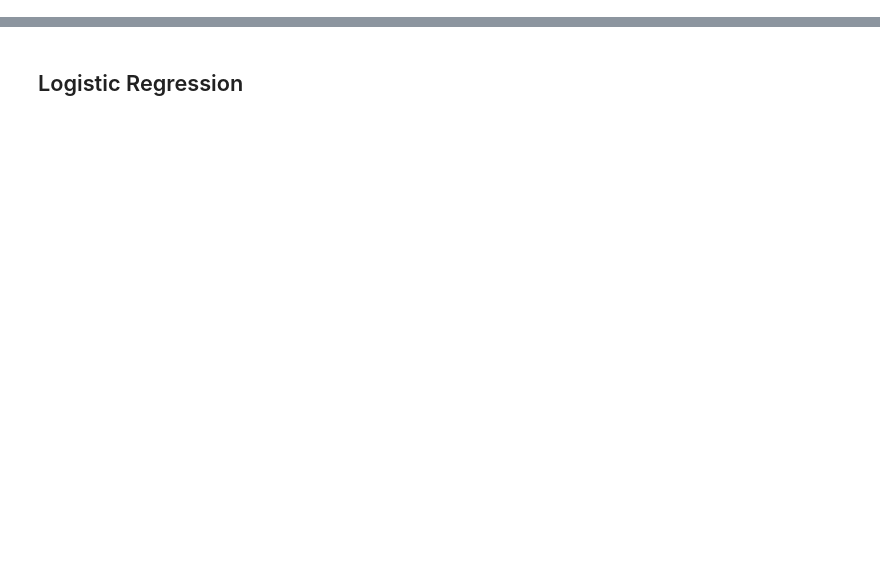
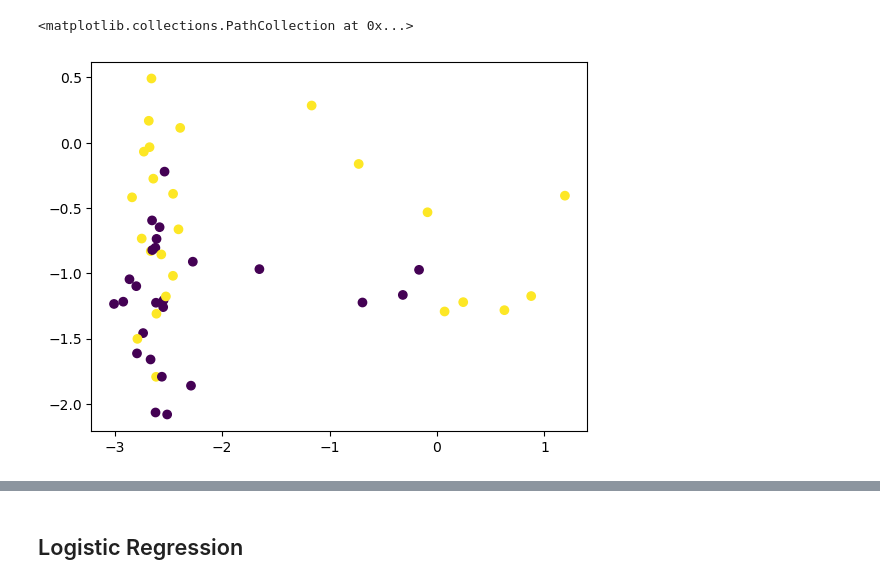
Before and after one commit to javadkavian/EEG_motor_imagery_analysis, a Jupyter notebook: src/main.ipynb, the cells around one changed output, grey strips where cells are left out. Saved outputs shown, nothing was run; the diff lists cells and outputs as text; code cells hidden in the pictures; blank space fills up the shorter version.

```diff
--- a/src/main.ipynb
+++ b/src/main.ipynb
@@ -41,3 +96,8 @@ X_train, X_test, y_train, y_test = train_test_split(
+# %%
+plt.scatter(X_test_csp[:,0], X_test_csp[:,1], c=y_test)
+# %% [output]
+<matplotlib.collections.PathCollection at 0x...>
+[figure, added]
 # %%
 np.unique(y_test, return_counts=True)
 # %% [output]
```
Also changed, not shown: parts of 22 cells of this notebook, 2 other files.
